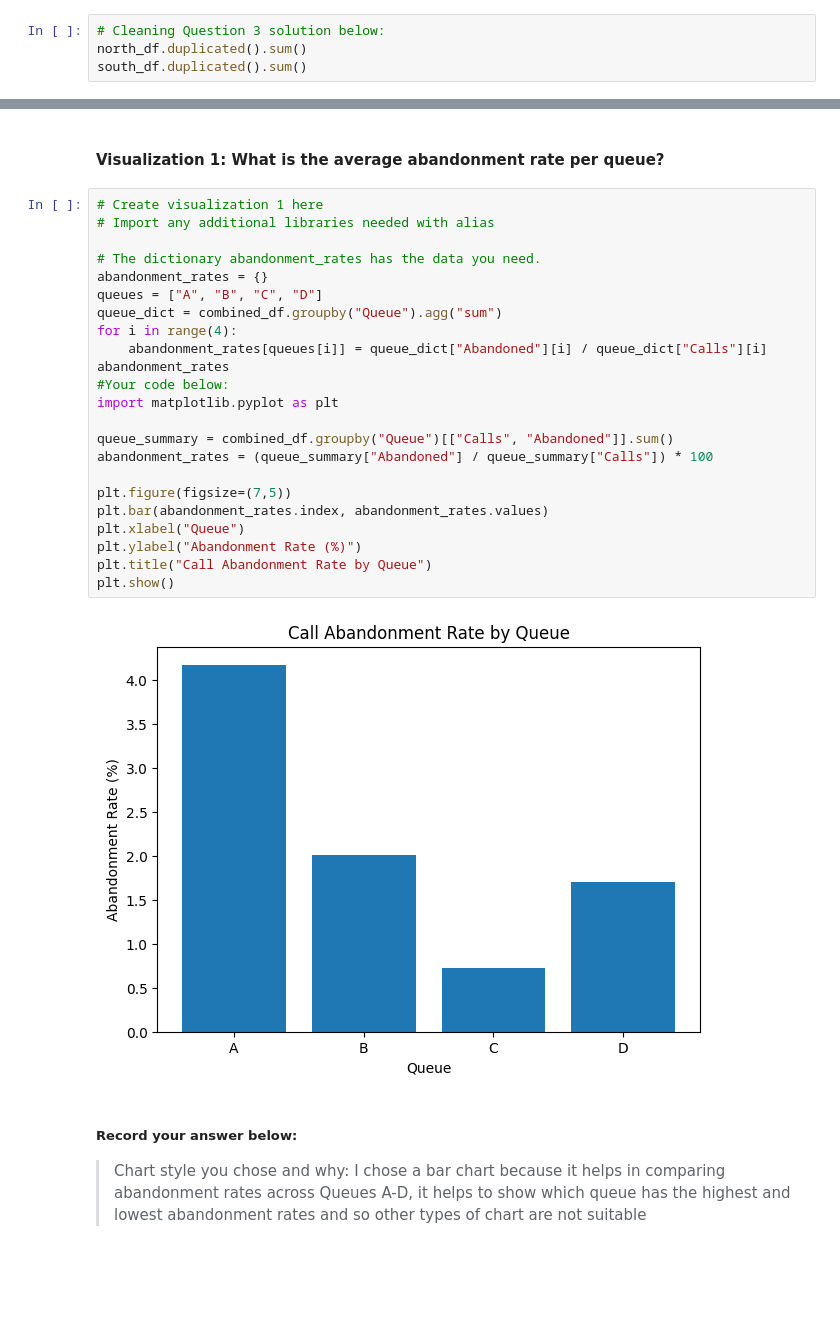
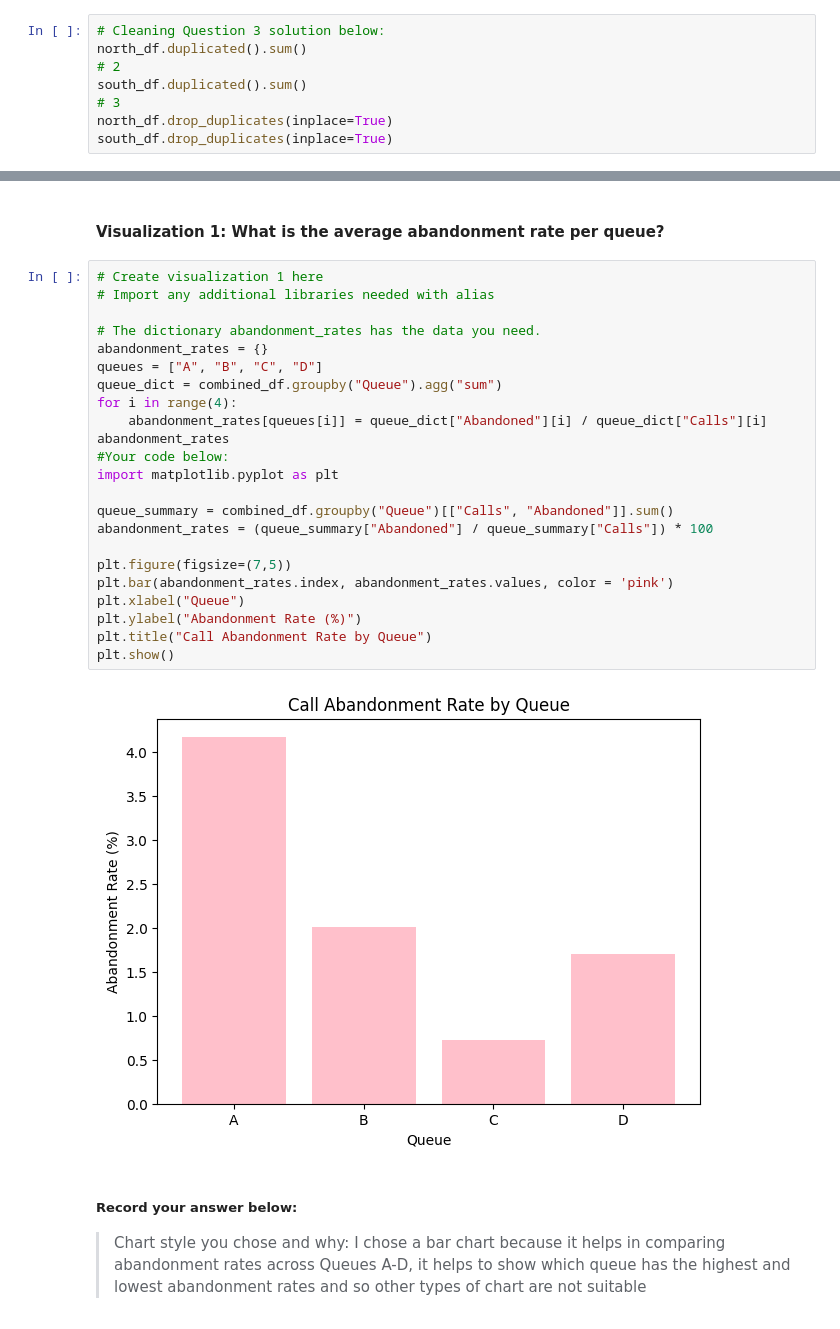
Before and after one commit to SeshasreeB/data-analysis-projects, a Jupyter notebook: call-center-cleanupAssignment/Call_Center_Cleanup.ipynb, the cells around one changed output, grey strips where cells are left out. Drawn from its saved outputs; the diff is of its cells as text; blank space fills up the shorter version.

```diff
--- a/call-center-cleanupAssignment/Call_Center_Cleanup.ipynb
+++ b/call-center-cleanupAssignment/Call_Center_Cleanup.ipynb
@@ -204,4 +221,8 @@ Name: count, dtype: int64
 # %%
 # Cleaning Question 3 solution below:
 north_df.duplicated().sum()
+# 2
 south_df.duplicated().sum()
+# 3
+north_df.drop_duplicates(inplace=True)
+south_df.drop_duplicates(inplace=True)
@@ -348,28 +367,28 @@ Create a visualization for each of the following questions. Some of the code to
 # %%
 # Create visualization 1 here
 # Import any additional libraries needed with alias
 
 # The dictionary abandonment_rates has the data you need.
 abandonment_rates = {}
 queues = ["A", "B", "C", "D"]
 queue_dict = combined_df.groupby("Queue").agg("sum")
 for i in range(4):
     abandonment_rates[queues[i]] = queue_dict["Abandoned"][i] / queue_dict["Calls"][i]
 abandonment_rates
 #Your code below:
 import matplotlib.pyplot as plt
 
 queue_summary = combined_df.groupby("Queue")[["Calls", "Abandoned"]].sum()
 abandonment_rates = (queue_summary["Abandoned"] / queue_summary["Calls"]) * 100
 
 plt.figure(figsize=(7,5))
-plt.bar(abandonment_rates.index, abandonment_rates.values)
+plt.bar(abandonment_rates.index, abandonment_rates.values, color = 'pink')
 plt.xlabel("Queue")
 plt.ylabel("Abandonment Rate (%)")
 plt.title("Call Abandonment Rate by Queue")
 plt.show()
 # %% [output]
-[figure, old version]
+[figure, new version]
 # %% [markdown]
 ##### Record your answer below:
 
```
Also changed, not shown: parts of 11 cells of this notebook.
